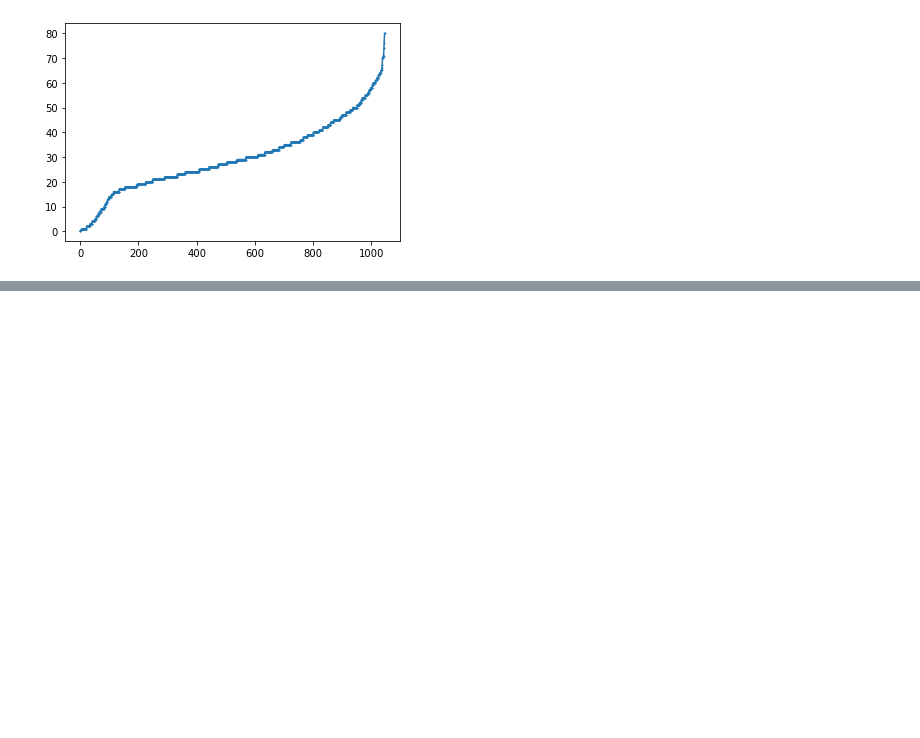
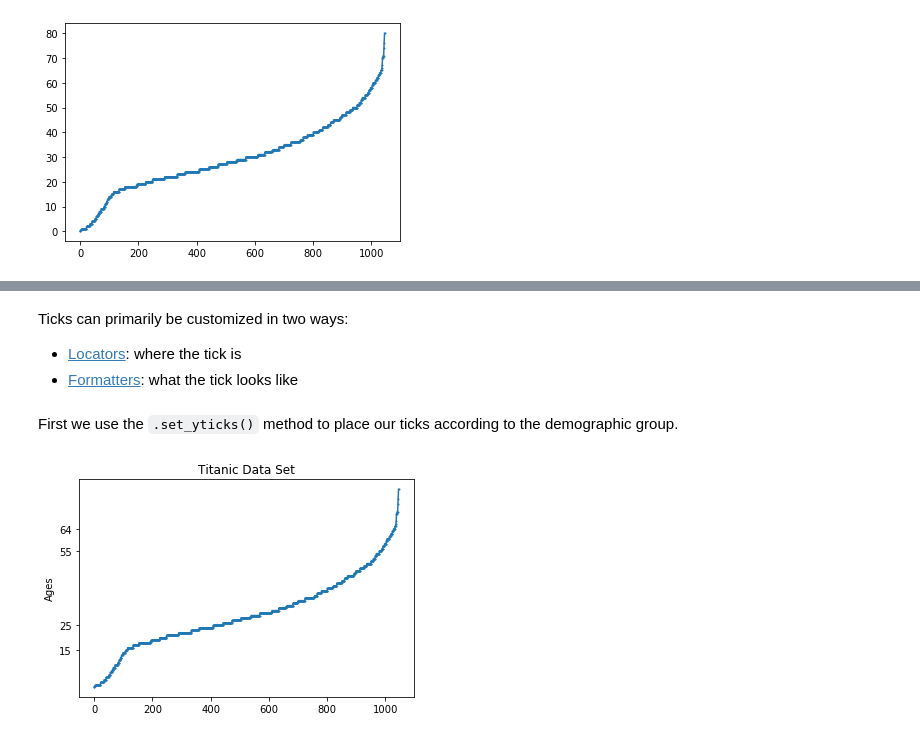
Before and after one commit to matplotlib/GettingStarted, a Jupyter notebook: notebooks/01_overview.ipynb, the cells around one changed output, grey strips where cells are left out. Saved outputs shown, nothing was run; the diff lists cells and outputs as text; code cells hidden in the pictures; blank space fills up the shorter version.

```diff
--- a/notebooks/01_overview.ipynb
+++ b/notebooks/01_overview.ipynb
@@ -75,0 +99,14 @@ _ = ax.plot(np.sort(df['age']), marker='o', markersize=1)
+# %% [markdown]
+Ticks can primarily be customized in two ways:
+* [Locators](https://matplotlib.org/3.1.1/gallery/ticks_and_spines/tick-locators.html): where the tick is
+* [Formatters](https://matplotlib.org/3.1.1/gallery/ticks_and_spines/tick-formatters.html): what the tick looks like
+# %% [markdown]
+First we use the `.set_yticks()` method to place our ticks according to the demographic group.
+# %%
+fig, ax = plt.subplots()
+_ = ax.set_title ("Titanic Data Set")
+_ = ax.plot(np.sort(df['age']), marker='o', markersize=1)
+_ = ax.set_ylabel("Ages")
+_ = ax.set_yticks([15,25, 55, 64])
+# %% [output]
+[figure, added]
```
Also changed, not shown: parts of 10 cells of this notebook, 1 other file.
